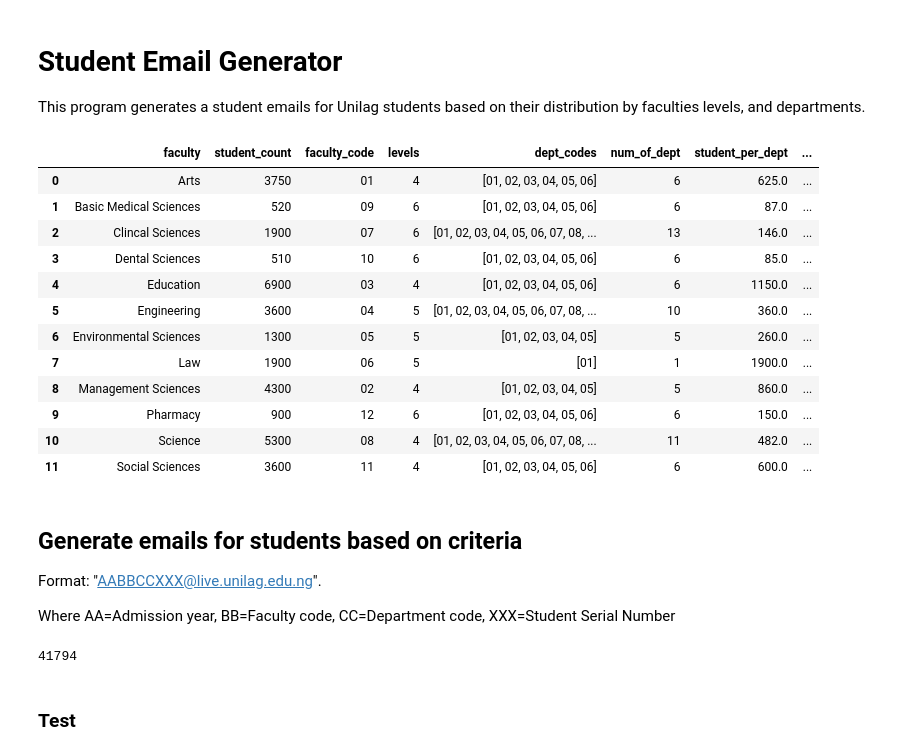
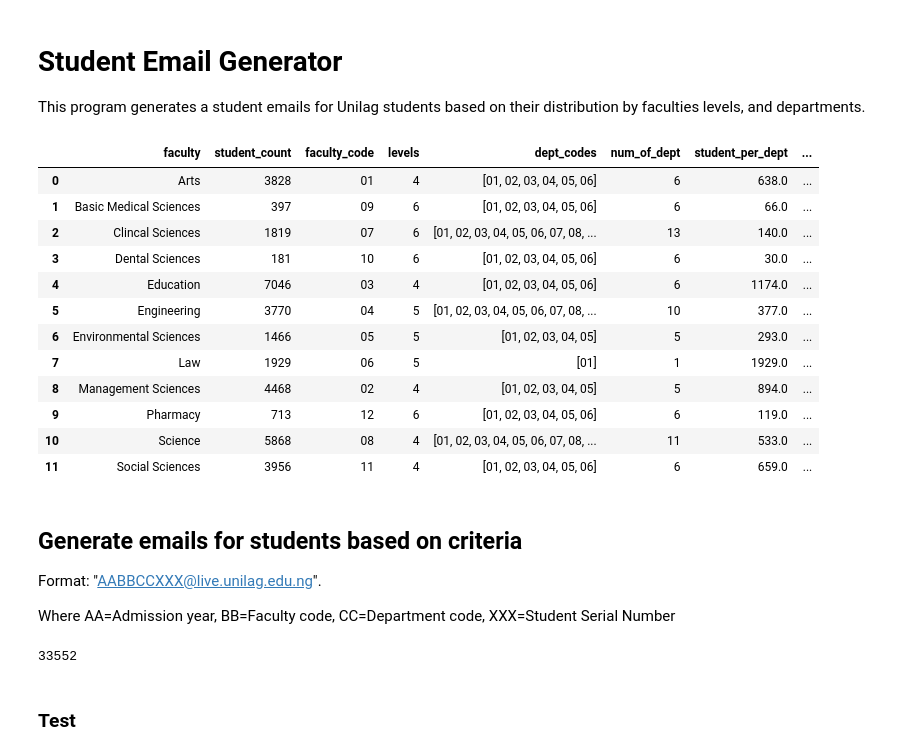
Before and after one commit to socratesjnr/asuu-strike-project, a Jupyter notebook: mailing/student_email_generator.ipynb, the cells around one changed output. Drawn from its saved outputs; the diff is of its cells as text; code cells hidden in the pictures.

```diff
--- a/mailing/student_email_generator.ipynb
+++ b/mailing/student_email_generator.ipynb
@@ -14,50 +14,50 @@ faculty_conditions = {
                                     'Environmental Sciences', 'Law',
                                     'Management Sciences', 'Pharmacy',
                                     'Science', 'Social Sciences'],
-                        'student_count': [3750, 520, 1900, 510, 6900, 3600,
-                                          1300, 1900, 4300, 900, 5300, 3600],
+                        'student_count': [3828, 397, 1819, 181, 7046, 3770,
+                                       1466, 1929, 4468, 713, 5868, 3956],
                         'faculty_code': ['01', '09', '07', '10', '03', '04', '05', '06', '02', '12', '08', '11'],
                         'levels': [4, 6, 6, 6, 4, 5, 5, 5, 4, 6, 4, 4]
                         }
 
 department_codes ={
             '01':['01', '02', '03', '04', '05', '06'],
             '02':['01', '02', '03', '04', '05'],
             '03':['01', '02', '03', '04', '05', '06'],
             '04':['01', '02', '03', '04', '05', '06', '07', '08', '09', '10'],
             '05':['01', '02', '03', '04', '05'],
             '06':['01'],
             '07':['01', '02', '03', '04', '05', '06', '07', '08', '09', '10', '11', '12','13'],
             '08':['01', '02', '03', '04', '05', '06', '07', '08', '09', '10', '11'],
             '09':['01', '02', '03', '04', '05', '06'],
             '10':['01', '02', '03', '04', '05', '06'],
             '11':['01', '02', '03', '04', '05', '06'],
             '12':['01', '02', '03', '04', '05', '06']
             }
 
 
 faculty_df = pd.DataFrame(faculty_conditions)
 faculty_df['dept_codes'] = faculty_df['faculty_code'].map(
     department_codes)
 faculty_df['num_of_dept'] = faculty_df['dept_codes'].apply(lambda x: len(x))
 faculty_df['student_per_dept'] = round(faculty_df['student_count'] / faculty_df['num_of_dept'])
 faculty_df['student_per_dept_per_level'] = round(
     faculty_df['student_per_dept']/faculty_df['levels'])
 faculty_df
 # %% [output]
 |  | faculty | student_count | faculty_code | levels | dept_codes | num_of_dept | student_per_dept | ... |
-| 0 | Arts | 3750 | 01 | 4 | [01, 02, 03, 04, 05, 06] | 6 | 625.0 | ... |
-| 1 | Basic Medical Sciences | 520 | 09 | 6 | [01, 02, 03, 04, 05, 06] | 6 | 87.0 | ... |
-| 2 | Clincal Sciences | 1900 | 07 | 6 | [01, 02, 03, 04, 05, 06, 07, 08, ... | 13 | 146.0 | ... |
-| 3 | Dental Sciences | 510 | 10 | 6 | [01, 02, 03, 04, 05, 06] | 6 | 85.0 | ... |
-| 4 | Education | 6900 | 03 | 4 | [01, 02, 03, 04, 05, 06] | 6 | 1150.0 | ... |
-| 5 | Engineering | 3600 | 04 | 5 | [01, 02, 03, 04, 05, 06, 07, 08, ... | 10 | 360.0 | ... |
-| 6 | Environmental Sciences | 1300 | 05 | 5 | [01, 02, 03, 04, 05] | 5 | 260.0 | ... |
-| 7 | Law | 1900 | 06 | 5 | [01] | 1 | 1900.0 | ... |
-| 8 | Management Sciences | 4300 | 02 | 4 | [01, 02, 03, 04, 05] | 5 | 860.0 | ... |
-| 9 | Pharmacy | 900 | 12 | 6 | [01, 02, 03, 04, 05, 06] | 6 | 150.0 | ... |
-| 10 | Science | 5300 | 08 | 4 | [01, 02, 03, 04, 05, 06, 07, 08, ... | 11 | 482.0 | ... |
-| 11 | Social Sciences | 3600 | 11 | 4 | [01, 02, 03, 04, 05, 06] | 6 | 600.0 | ... |
+| 0 | Arts | 3828 | 01 | 4 | [01, 02, 03, 04, 05, 06] | 6 | 638.0 | ... |
+| 1 | Basic Medical Sciences | 397 | 09 | 6 | [01, 02, 03, 04, 05, 06] | 6 | 66.0 | ... |
+| 2 | Clincal Sciences | 1819 | 07 | 6 | [01, 02, 03, 04, 05, 06, 07, 08, ... | 13 | 140.0 | ... |
+| 3 | Dental Sciences | 181 | 10 | 6 | [01, 02, 03, 04, 05, 06] | 6 | 30.0 | ... |
+| 4 | Education | 7046 | 03 | 4 | [01, 02, 03, 04, 05, 06] | 6 | 1174.0 | ... |
+| 5 | Engineering | 3770 | 04 | 5 | [01, 02, 03, 04, 05, 06, 07, 08, ... | 10 | 377.0 | ... |
+| 6 | Environmental Sciences | 1466 | 05 | 5 | [01, 02, 03, 04, 05] | 5 | 293.0 | ... |
+| 7 | Law | 1929 | 06 | 5 | [01] | 1 | 1929.0 | ... |
+| 8 | Management Sciences | 4468 | 02 | 4 | [01, 02, 03, 04, 05] | 5 | 894.0 | ... |
+| 9 | Pharmacy | 713 | 12 | 6 | [01, 02, 03, 04, 05, 06] | 6 | 119.0 | ... |
+| 10 | Science | 5868 | 08 | 4 | [01, 02, 03, 04, 05, 06, 07, 08, ... | 11 | 533.0 | ... |
+| 11 | Social Sciences | 3956 | 11 | 4 | [01, 02, 03, 04, 05, 06] | 6 | 659.0 | ... |
 # %% [markdown]
 ## Generate emails for students based on criteria
 
@@ -73,10 +73,10 @@ emails = [f"{year}{row['faculty_code']}{dept_code}{id}@live.unilag.edu.ng"
           for dept_code in row['dept_codes']
           for year in range(16, 17 + row['levels'])
           for id in [f'{str(id).zfill(3)}' for id in range(1, int(row['student_per_dept_per_level']) + 1)] + ['501', '502', '503', '504', '505', '506', '507', '508', '509', '510', '511', '512']
-          if not (year == 16 and row['levels'] < 5)]
+          if not (year == 16 and row['levels'] < 5 or year == 20)]
 len(emails)
 # %% [output]
-41794
+33552
 # %% [markdown]
 ### Test
 # %%
```
Also changed, not shown: parts of 5 cells of this notebook.
